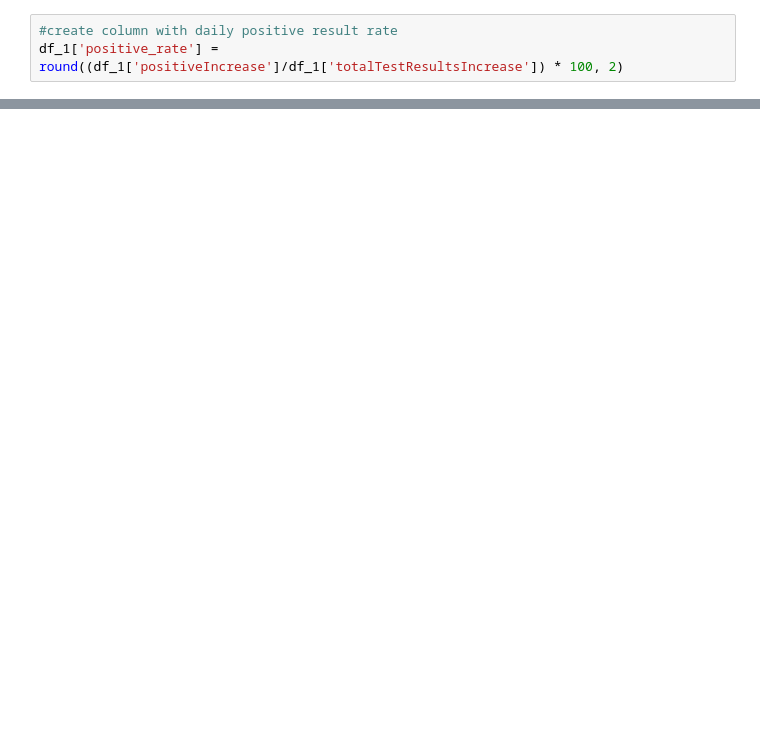
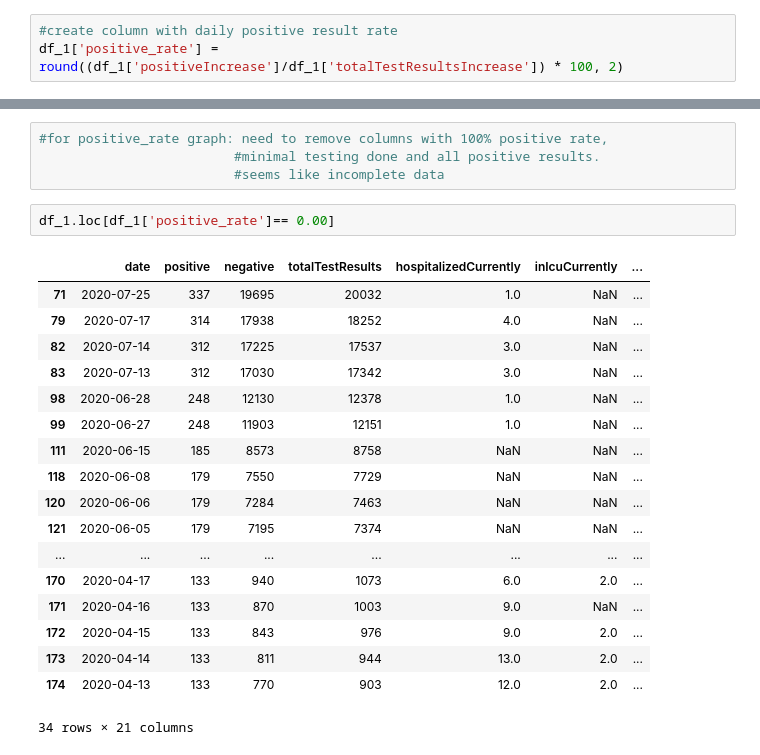
Before and after one commit to mandoiwanaga/guam_covid_analysis, a Jupyter notebook: eda.ipynb, the cells around one changed output, grey strips where cells are left out. Drawn from its saved outputs; the diff is of its cells as text; blank space fills up the shorter version.

```diff
--- a/eda.ipynb
+++ b/eda.ipynb
@@ -130,0 +144,25 @@ Name: positive_rate, dtype: int64
+# %%
+#for positive_rate graph: need to remove columns with 100% positive rate,
+                         #minimal testing done and all positive results.
+                         #seems like incomplete data
+# %%
+df_1.loc[df_1['positive_rate']== 0.00]
+# %% [output]
+|  | date | positive | negative | totalTestResults | hospitalizedCurrently | inIcuCurrently | ... |
+| 71 | 2020-07-25 | 337 | 19695 | 20032 | 1.0 | NaN | ... |
+| 79 | 2020-07-17 | 314 | 17938 | 18252 | 4.0 | NaN | ... |
+| 82 | 2020-07-14 | 312 | 17225 | 17537 | 3.0 | NaN | ... |
+| 83 | 2020-07-13 | 312 | 17030 | 17342 | 3.0 | NaN | ... |
+| 98 | 2020-06-28 | 248 | 12130 | 12378 | 1.0 | NaN | ... |
+| 99 | 2020-06-27 | 248 | 11903 | 12151 | 1.0 | NaN | ... |
+| 111 | 2020-06-15 | 185 | 8573 | 8758 | NaN | NaN | ... |
+| 118 | 2020-06-08 | 179 | 7550 | 7729 | NaN | NaN | ... |
+| 120 | 2020-06-06 | 179 | 7284 | 7463 | NaN | NaN | ... |
+| 121 | 2020-06-05 | 179 | 7195 | 7374 | NaN | NaN | ... |
+| ... | ... | ... | ... | ... | ... | ... | ... |
+| 170 | 2020-04-17 | 133 | 940 | 1073 | 6.0 | 2.0 | ... |
+| 171 | 2020-04-16 | 133 | 870 | 1003 | 9.0 | NaN | ... |
+| 172 | 2020-04-15 | 133 | 843 | 976 | 9.0 | 2.0 | ... |
+| 173 | 2020-04-14 | 133 | 811 | 944 | 13.0 | 2.0 | ... |
+| 174 | 2020-04-13 | 133 | 770 | 903 | 12.0 | 2.0 | ... |
+34 rows × 21 columns
```
Also changed, not shown: parts of 13 cells of this notebook.
